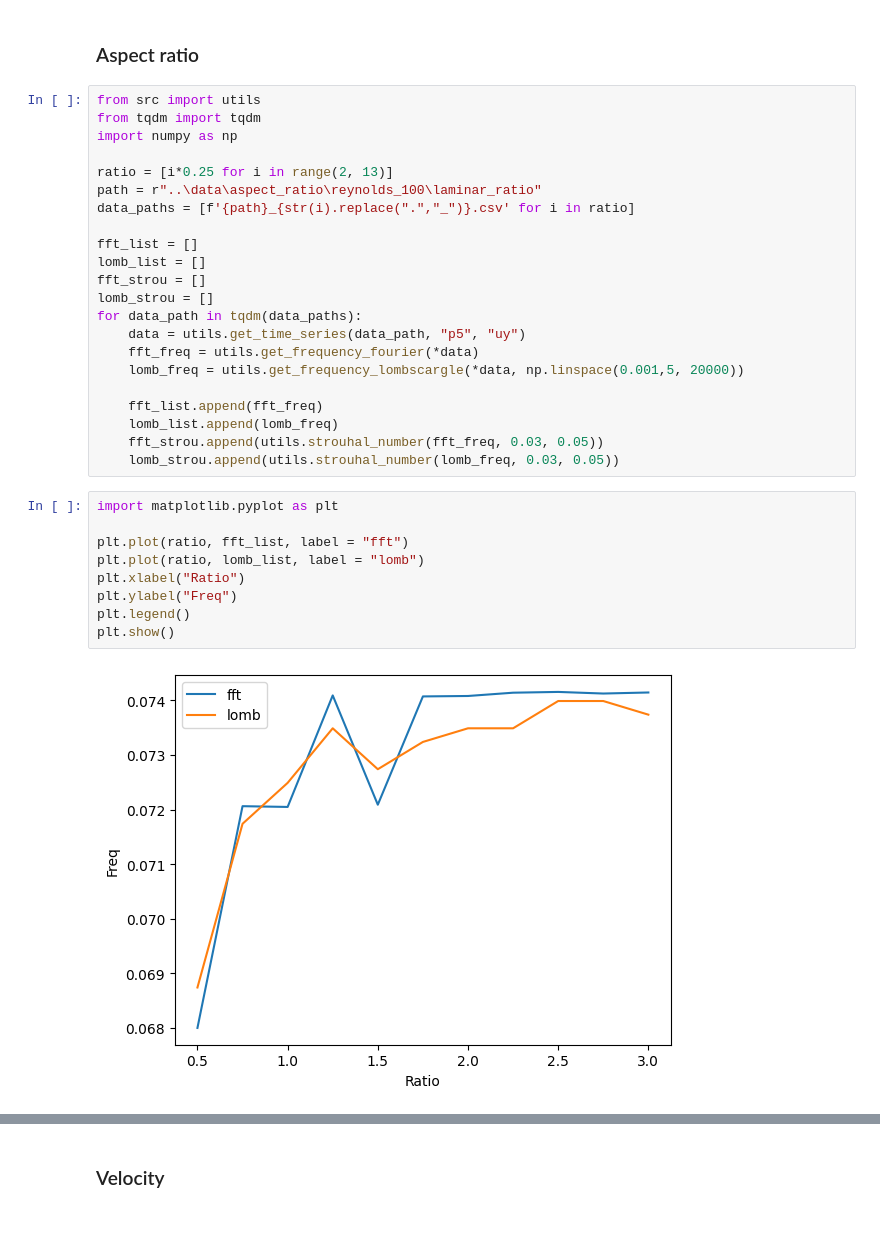
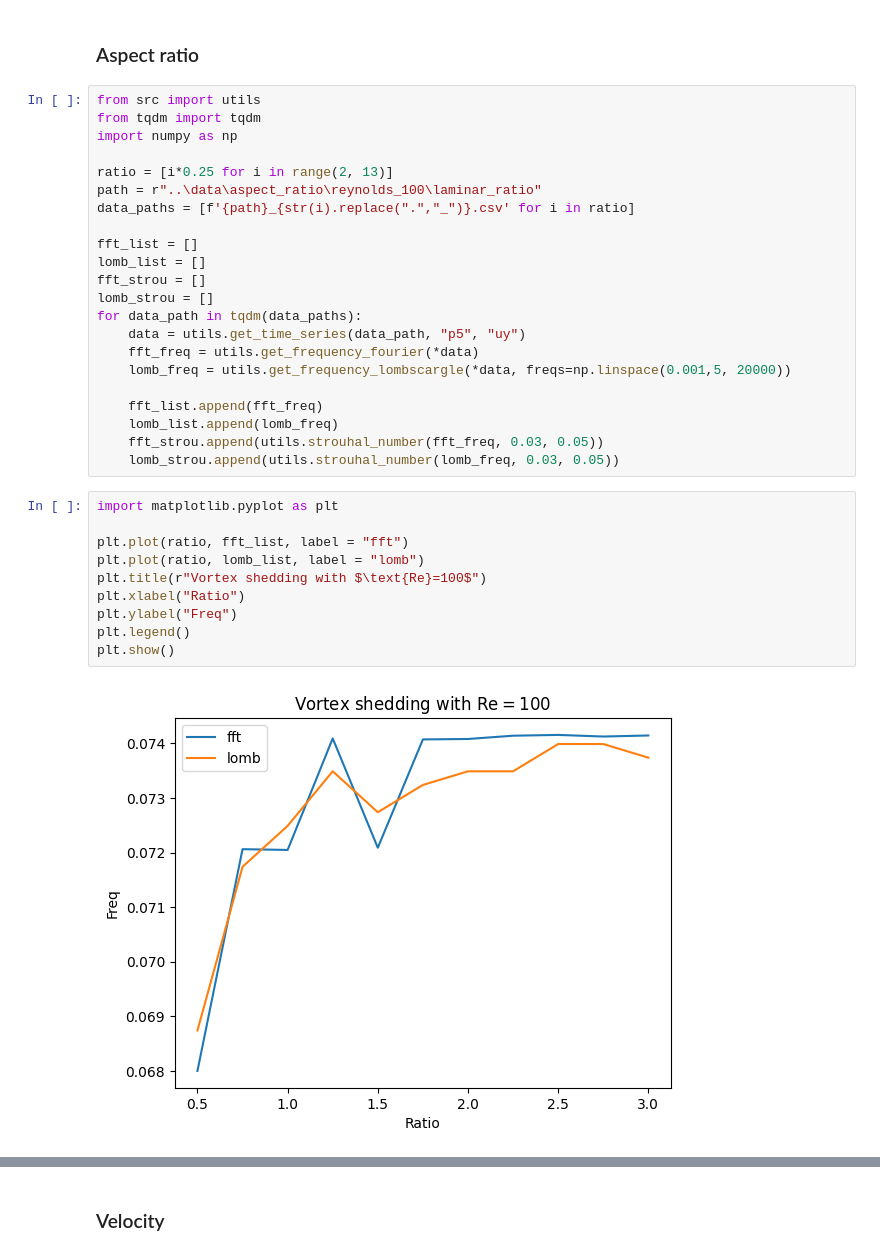
Before and after one commit to Viktor-Szolga/vortex_shedding_data_analysis, a Jupyter notebook: plots/plot.ipynb, the cells around one changed output, grey strips where cells are left out. Drawn from its saved outputs; the diff is of its cells as text; blank space fills up the shorter version.

Commit message:
Worked on plots, added parser, still needs bug fixing

```diff
--- a/plots/plot.ipynb
+++ b/plots/plot.ipynb
@@ -24,7 +24,7 @@ lomb_strou = []
 for data_path in tqdm(data_paths):
     data = utils.get_time_series(data_path, "p5", "uy")
     fft_freq = utils.get_frequency_fourier(*data)
-    lomb_freq = utils.get_frequency_lombscargle(*data, np.linspace(0.001,5, 20000))
+    lomb_freq = utils.get_frequency_lombscargle(*data, freqs=np.linspace(0.001,5, 20000))
 
     fft_list.append(fft_freq)
     lomb_list.append(lomb_freq)
@@ -33,14 +33,15 @@ for data_path in tqdm(data_paths):
 # %%
 import matplotlib.pyplot as plt
 
 plt.plot(ratio, fft_list, label = "fft")
 plt.plot(ratio, lomb_list, label = "lomb")
+plt.title(r"Vortex shedding with $\text{Re}=100$")
 plt.xlabel("Ratio")
 plt.ylabel("Freq")
 plt.legend()
 plt.show()
 # %% [output]
-[figure, old version]
+[figure, new version]
 # %%
 import matplotlib.pyplot as plt
 
```
Also changed, not shown: parts of 4 cells of this notebook, 2 other files.
